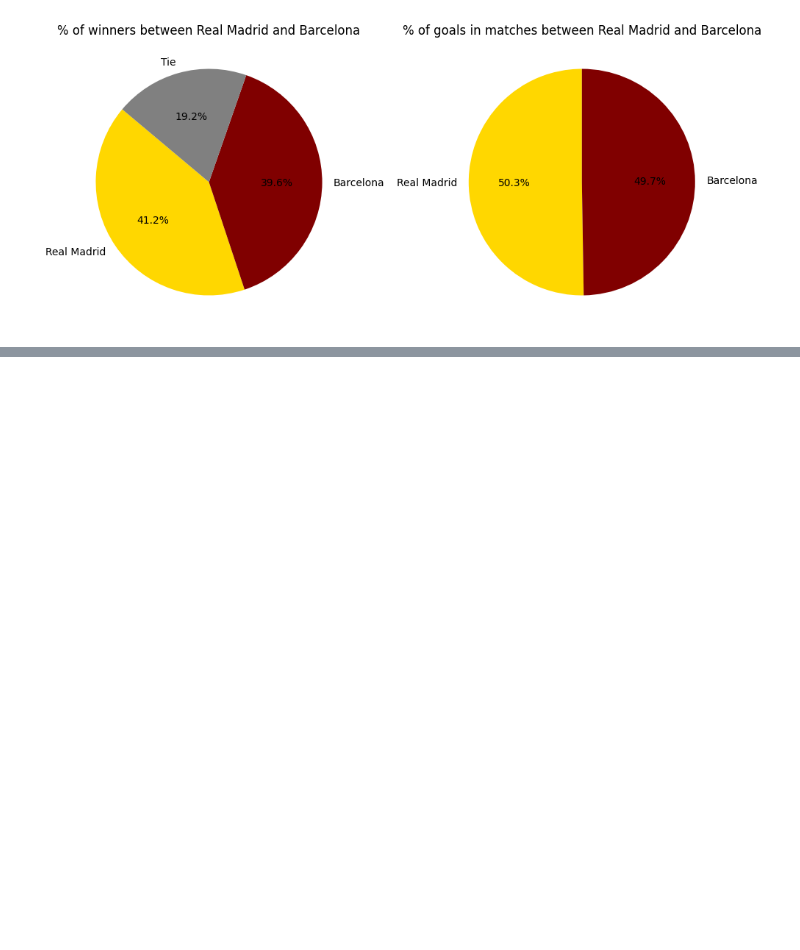
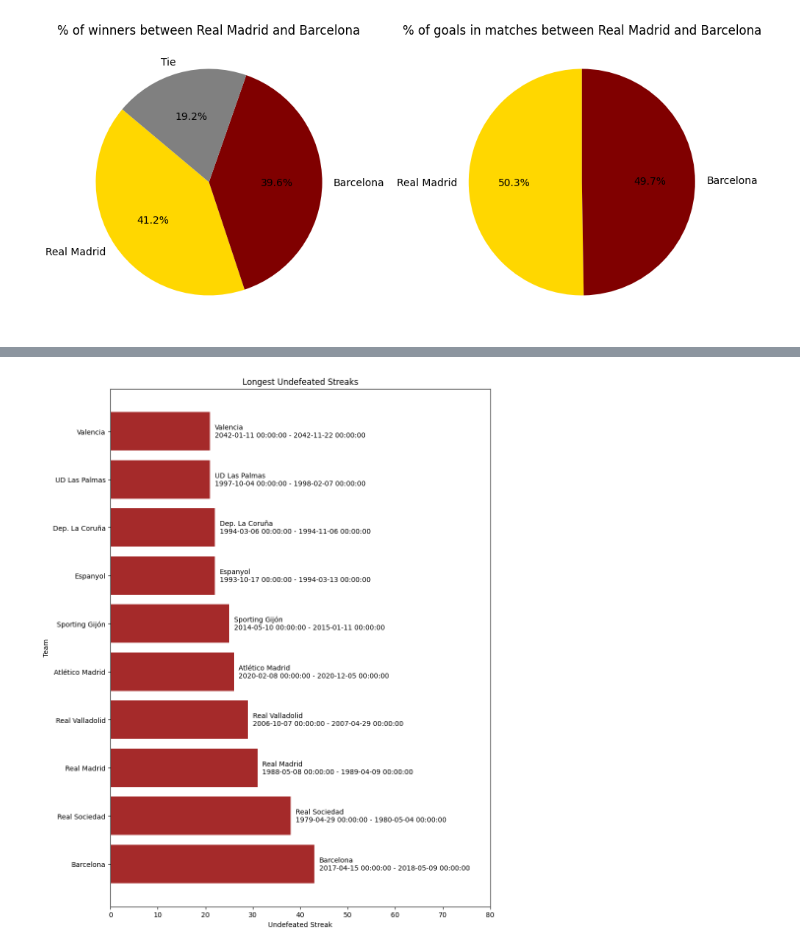
Before and after one commit to mariajinxue/la-quiniela, a Jupyter notebook: analysis/LaLigaDataAnalysis.ipynb, the cells around one changed output, grey strips where cells are left out. Drawn from its saved outputs; the diff is of its cells as text; code cells hidden in the pictures; blank space fills up the shorter version.

```diff
--- a/analysis/LaLigaDataAnalysis.ipynb
+++ b/analysis/LaLigaDataAnalysis.ipynb
@@ -424,0 +625,8 @@ ValueError: need at least one array to concatenate
+# %%
+end_date = combined_df.loc[max_indexes, "date"]
+initial_date = combined_df.loc[min_indexes, "date"]
+# %%
+streak_df = pd.DataFrame(streak_value)
+streak_df["initial_date"] = initial_date.values
+streak_df["end_date"] = end_date.values
+streak_df
@@ -424,0 +648,4 @@ ValueError: need at least one array to concatenate
+# %%
+streak_df.sort_values(by="streak", inplace=True, ascending=False)
+top_streak = streak_df.head(10)
+top_streak
@@ -424,0 +665,24 @@ ValueError: need at least one array to concatenate
+# %%
+# Extract necessary data for plotting
+teams = top_streak.index
+streaks = top_streak['streak']
+start_dates = top_streak['initial_date']
+end_dates = top_streak['end_date']
+# %%
+plt.figure(figsize=(10, 12))
+plt.barh(teams, streaks, color='brown')
+plt.xlabel('Undefeated Streak')
+plt.xlim(0, 80)
+plt.ylabel('Team')
+plt.title('Longest Undefeated Streaks')
+plt.xticks(rotation=0)
+
+# Annotate the bars with start and end dates
+for i, (team, streak, start_date, end_date) in enumerate(zip(teams, streaks, start_dates, end_dates)):
+    plt.text(streak + 1, i, f'{team}\n{start_date} - {end_date}', va='center', ha= "left", fontsize=10)
+
+plt.tight_layout(pad=3)
+
+plt.show()
+# %% [output]
+[figure, added]
```
Also changed, not shown: parts of 22 cells of this notebook.
